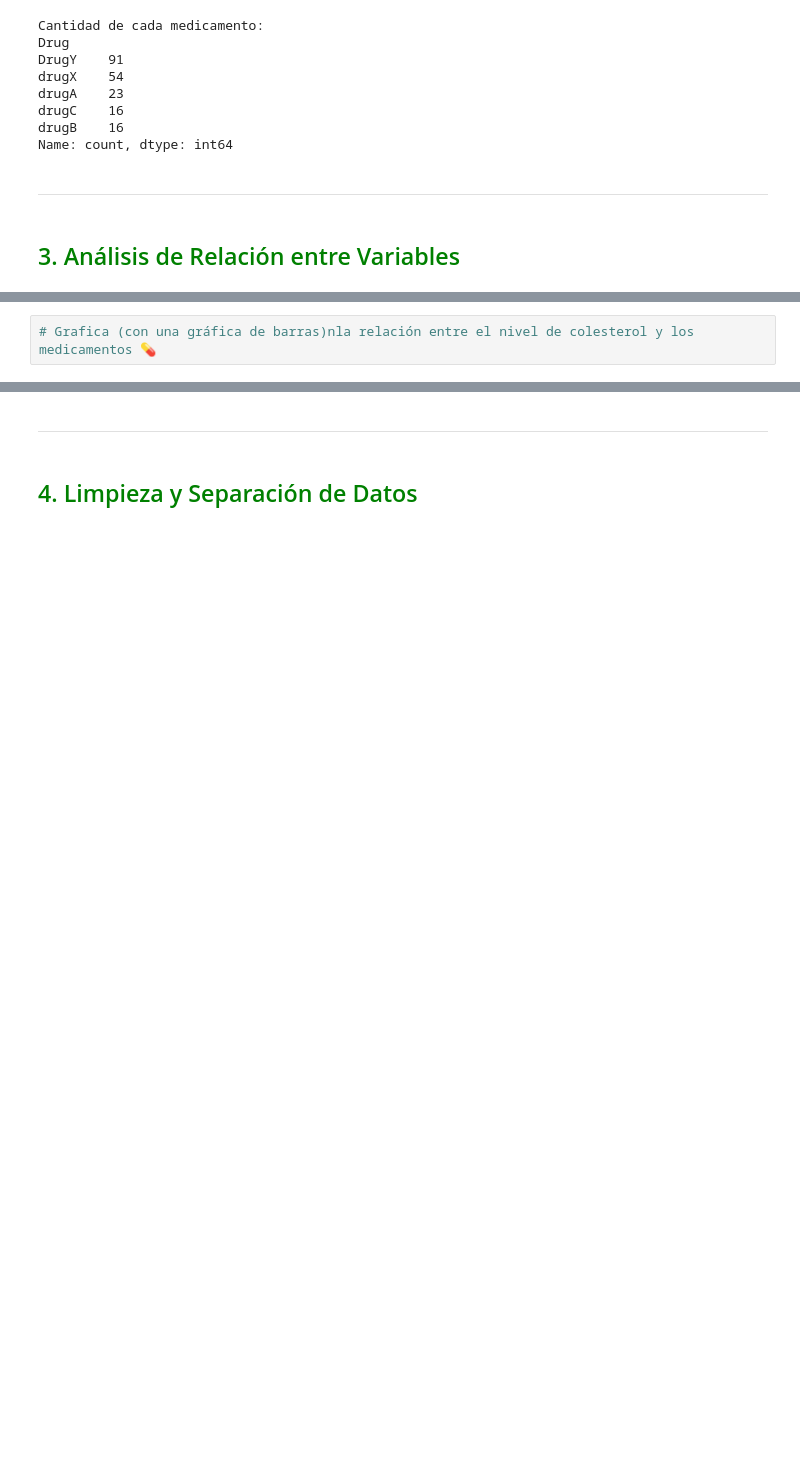
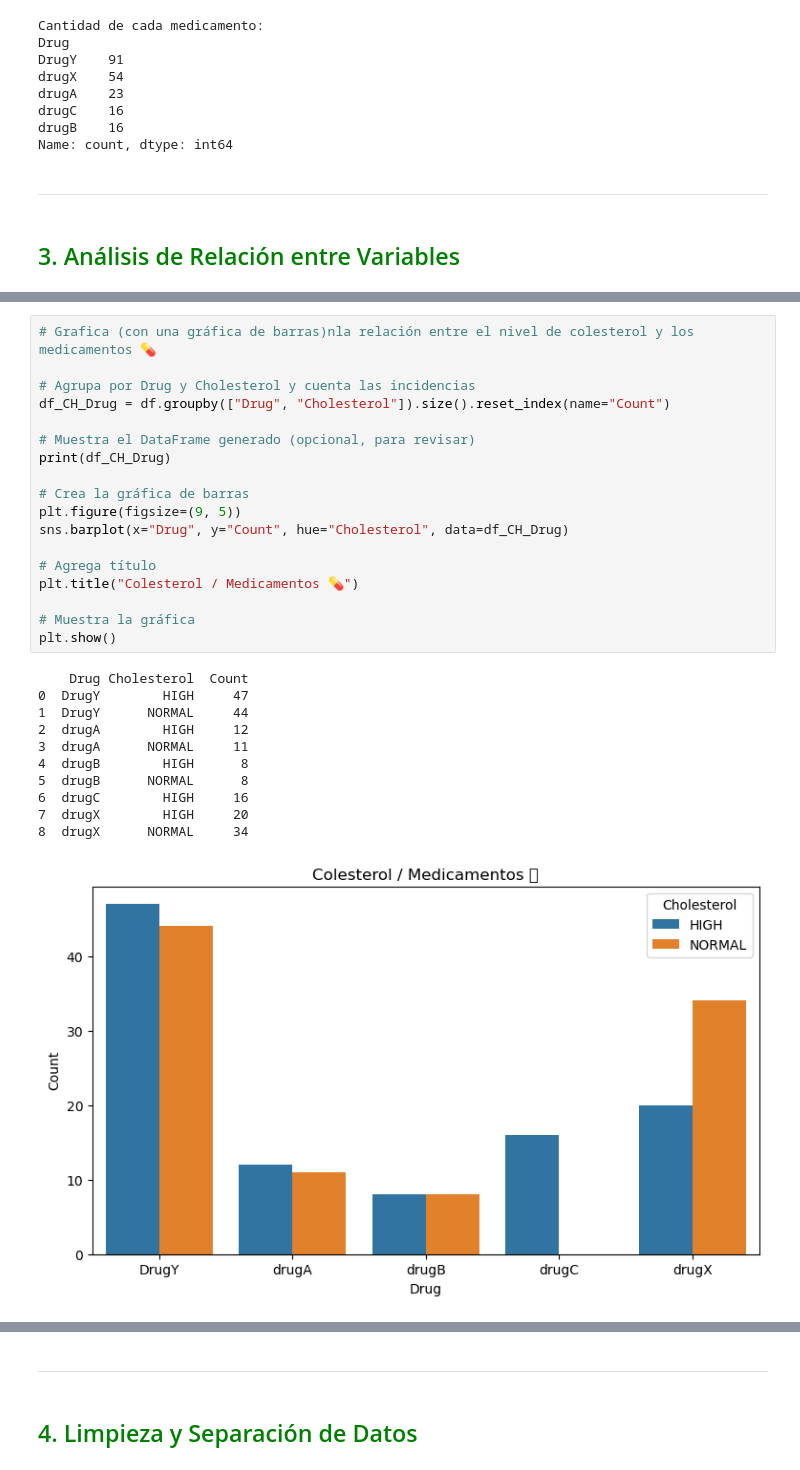
Before and after one commit to karolm0406/karolm0406-6IV8_HerreraMacedoKarol_AD, a Jupyter notebook: ElementosBasicosEstadistica/Cap3_plantilla.ipynb, the cells around one changed output, grey strips where cells are left out. Drawn from its saved outputs; the diff is of its cells as text; blank space fills up the shorter version.

```diff
--- a/ElementosBasicosEstadistica/Cap3_plantilla.ipynb
+++ b/ElementosBasicosEstadistica/Cap3_plantilla.ipynb
@@ -155,4 +210,32 @@ Name: count, dtype: int64
 # %%
 # Grafica (con una gráfica de barras)nla relación entre el nivel de colesterol y los medicamentos 💊
+
+# Agrupa por Drug y Cholesterol y cuenta las incidencias
+df_CH_Drug = df.groupby(["Drug", "Cholesterol"]).size().reset_index(name="Count")
+
+# Muestra el DataFrame generado (opcional, para revisar)
+print(df_CH_Drug)
+
+# Crea la gráfica de barras
+plt.figure(figsize=(9, 5))
+sns.barplot(x="Drug", y="Count", hue="Cholesterol", data=df_CH_Drug)
+
+# Agrega título
+plt.title("Colesterol / Medicamentos 💊")
+
+# Muestra la gráfica
+plt.show()
+# %% [output]
+    Drug Cholesterol  Count
+0  DrugY        HIGH     47
+1  DrugY      NORMAL     44
+2  drugA        HIGH     12
+3  drugA      NORMAL     11
+4  drugB        HIGH      8
+5  drugB      NORMAL      8
+6  drugC        HIGH     16
+7  drugX        HIGH     20
+8  drugX      NORMAL     34
+[figure, added]
 # %%
 #Grafica (con un swarmplot) la relación entre el nivel de Sodio-Potasio y los medicamentos 💊 que se les da
```
Also changed, not shown: parts of 12 cells of this notebook.
